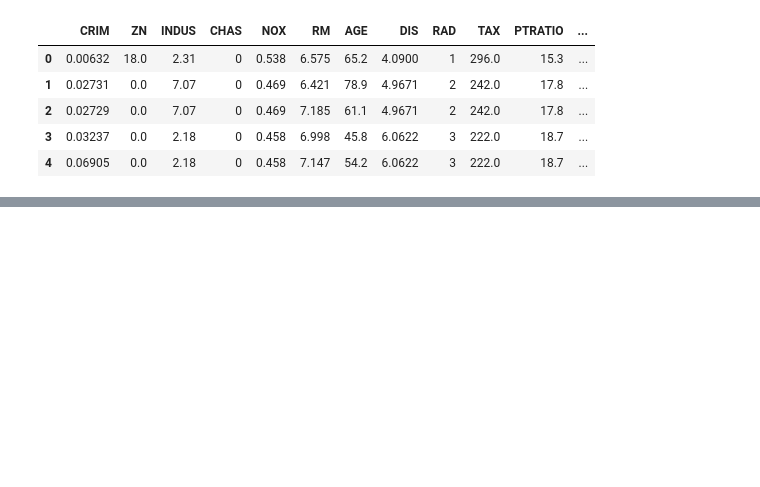
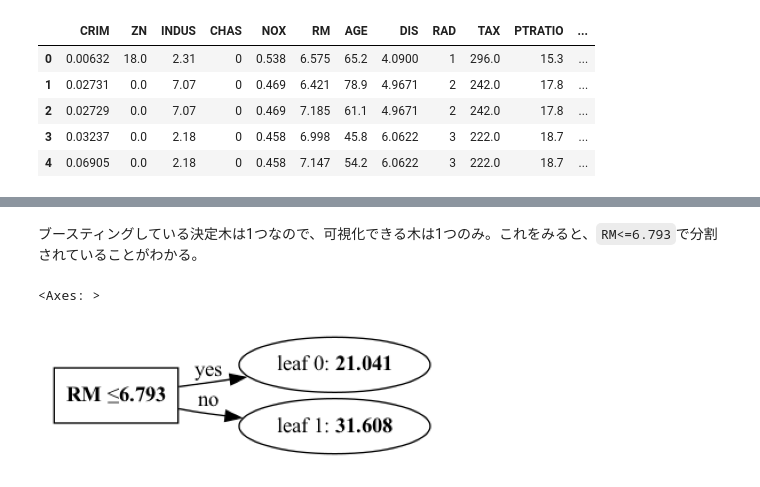
Before and after one commit to SugiAki1989/statistical_note, a Jupyter notebook: note_lightgbm01/note_lightgbm01.ipynb, the cells around one changed output, grey strips where cells are left out. Cells and saved outputs as stored; diff of their text form; code cells hidden in the pictures; blank space fills up the shorter version.

```diff
--- a/note_lightgbm01/note_lightgbm01.ipynb
+++ b/note_lightgbm01/note_lightgbm01.ipynb
@@ -146,0 +112,25 @@ shap.plots.bar(shap_values=shap_values)
+# %%
+# ハイパーパラメータの設定
+lgb_train = lgb.Dataset(X_train, y_train)
+
+params = {
+    'objective': 'mse',
+    'metric': 'mse',
+    'learning_rate': 0.8,
+    'max_depth': 1,
+    'min_data_in_leaf': 1,
+    'min_data_in_bin': 1,
+    'max_bin': 100,
+    'seed': 0,
+    'verbose': -1,
+}
+
+# モデルの学習
+model = lgb.train(
+  params,                            # パラメタ
+  lgb_train,                         # 学習データ
+  num_boost_round=1,                # ブースティング回数
+  valid_sets=[lgb_train],            # 誤差の計算に使用する学習データ
+  valid_names=['train'],             # ログの表示ラベル
+  callbacks=[lgb.log_evaluation(5)]  # 評価過程を表示。学習データの予測値と正解値の誤差が一致している。
+)
@@ -146,0 +157,8 @@ shap.plots.bar(shap_values=shap_values)
+# %% [markdown]
+ブースティングしている決定木は1つなので、可視化できる木は1つのみ。これをみると、`RM<=6.793`で分割されていることがわかる。
+# %%
+# 1本目の木の可視化
+lgb.plot_tree(model, tree_index=0, figsize=(5, 5))
+# %% [output]
+<Axes: >
+[figure, added]
```
Also changed, not shown: parts of 38 cells of this notebook, 7 other files.
